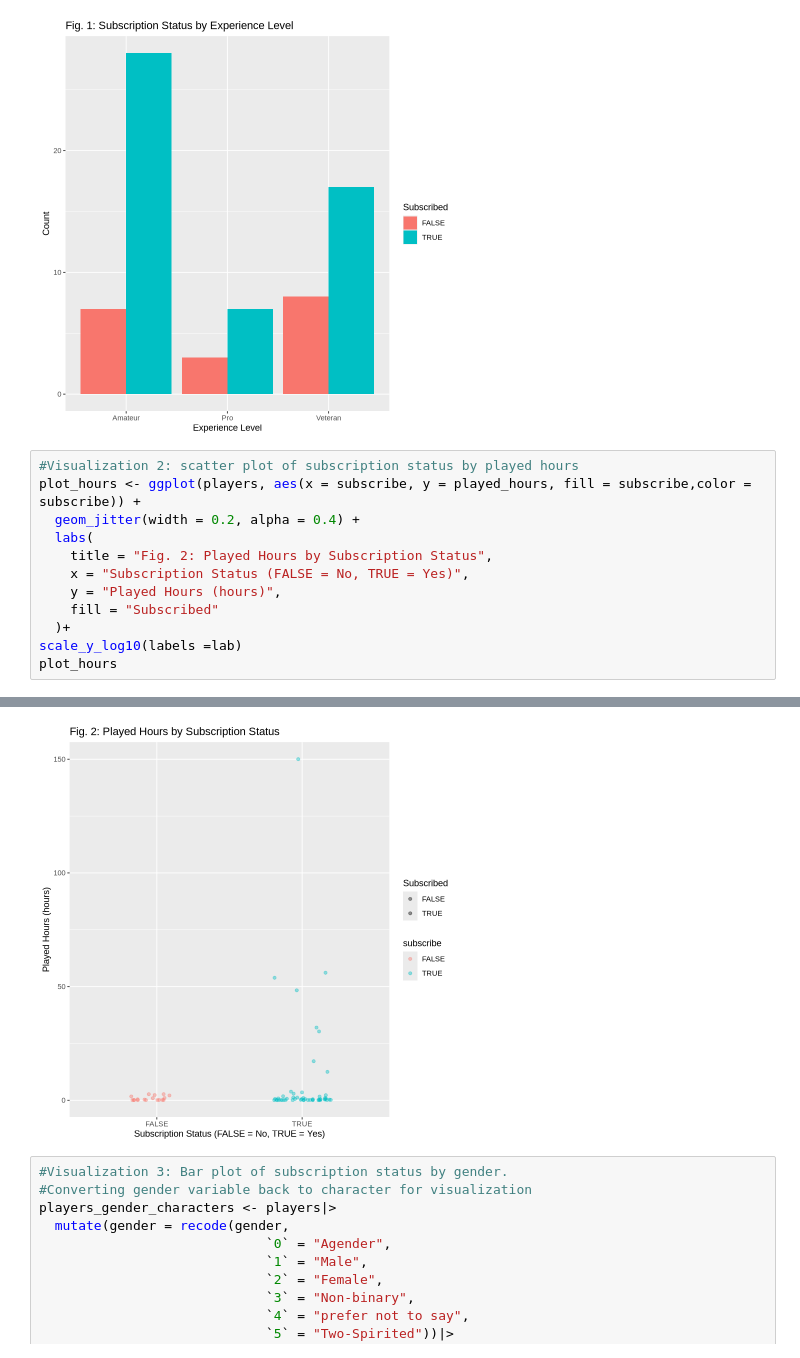
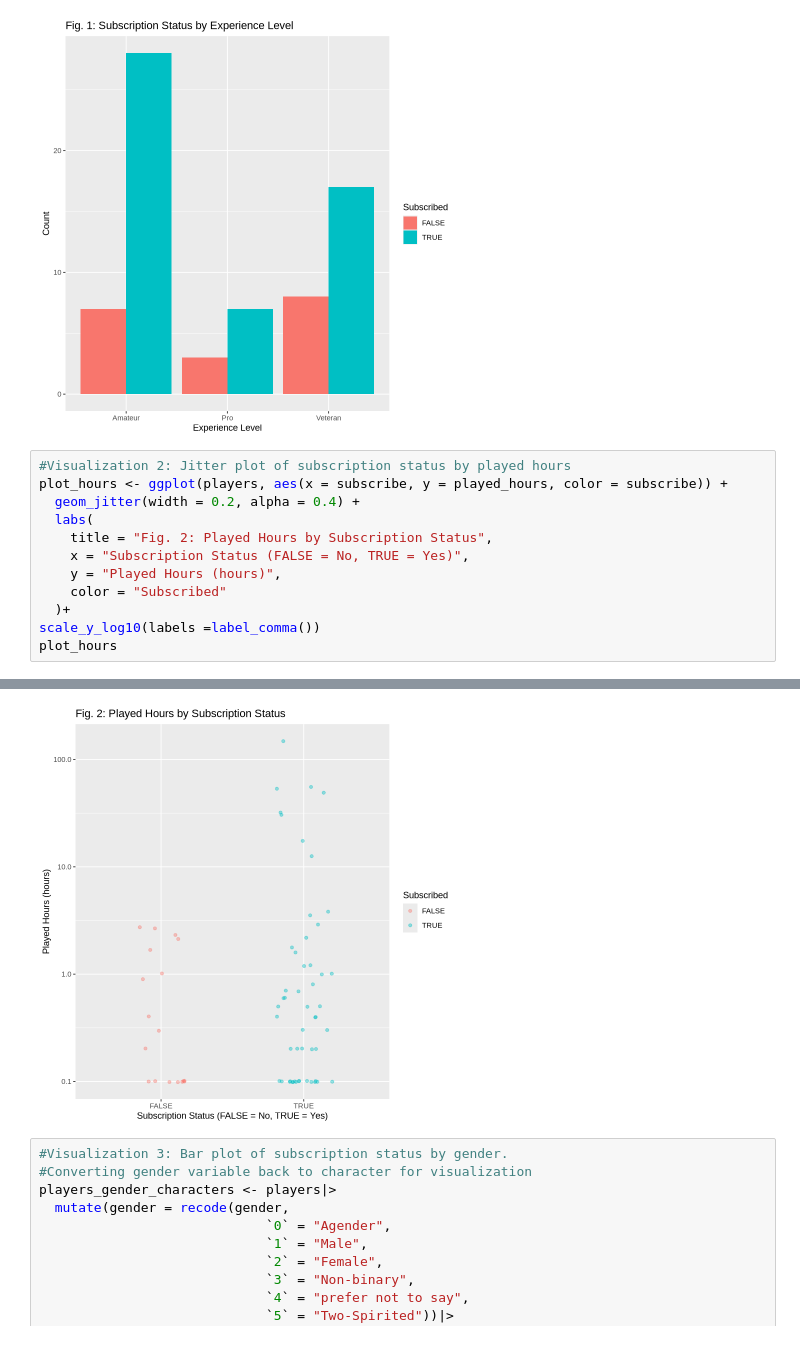
Before and after one commit to HarryLiang-CS/PLAIcraft-Player-Analytics, a Jupyter notebook: Group Project.ipynb, the cells around one changed output, grey strips where cells are left out. Cells and saved outputs as stored; diff of their text form.

Commit message:
Plot change

```diff
--- a/Group Project.ipynb
+++ b/Group Project.ipynb
@@ -205,15 +205,15 @@ plot_experience
 # %% [output]
 [figure]
 # %%
-#Visualization 2: scatter plot of subscription status by played hours
-plot_hours <- ggplot(players, aes(x = subscribe, y = played_hours, fill = subscribe,color = subscribe)) +
+#Visualization 2: Jitter plot of subscription status by played hours
+plot_hours <- ggplot(players, aes(x = subscribe, y = played_hours, color = subscribe)) +
   geom_jitter(width = 0.2, alpha = 0.4) +
   labs(
     title = "Fig. 2: Played Hours by Subscription Status",
     x = "Subscription Status (FALSE = No, TRUE = Yes)",
     y = "Played Hours (hours)",
-    fill = "Subscribed"
+    color = "Subscribed"
   )+
-scale_y_log10(labels =lab)
+scale_y_log10(labels =label_comma())
 plot_hours
 # %% [output]
@@ -222,4 +220,4 @@ Warning message in geom_jitter(width = 0.2, alpha = 0.4, xlim = c(0, 100)):
-[figure, old version]
+[figure, new version]
 # %%
 #Visualization 3: Bar plot of subscription status by gender.
 #Converting gender variable back to character for visualization
```
Also changed, not shown: parts of 1 cell of this notebook.
